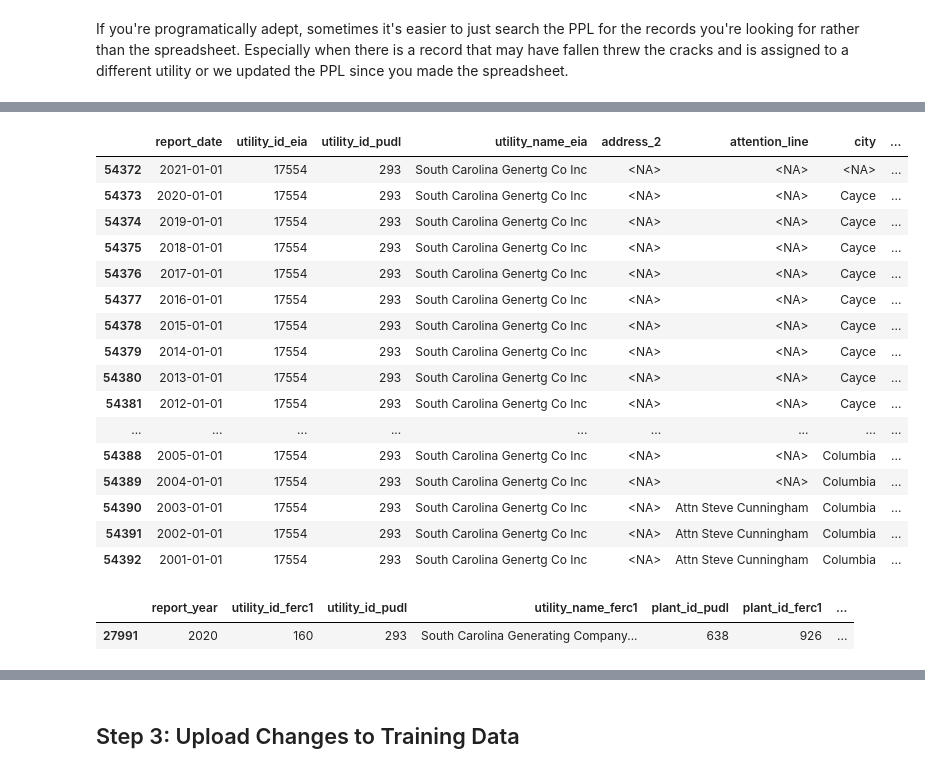
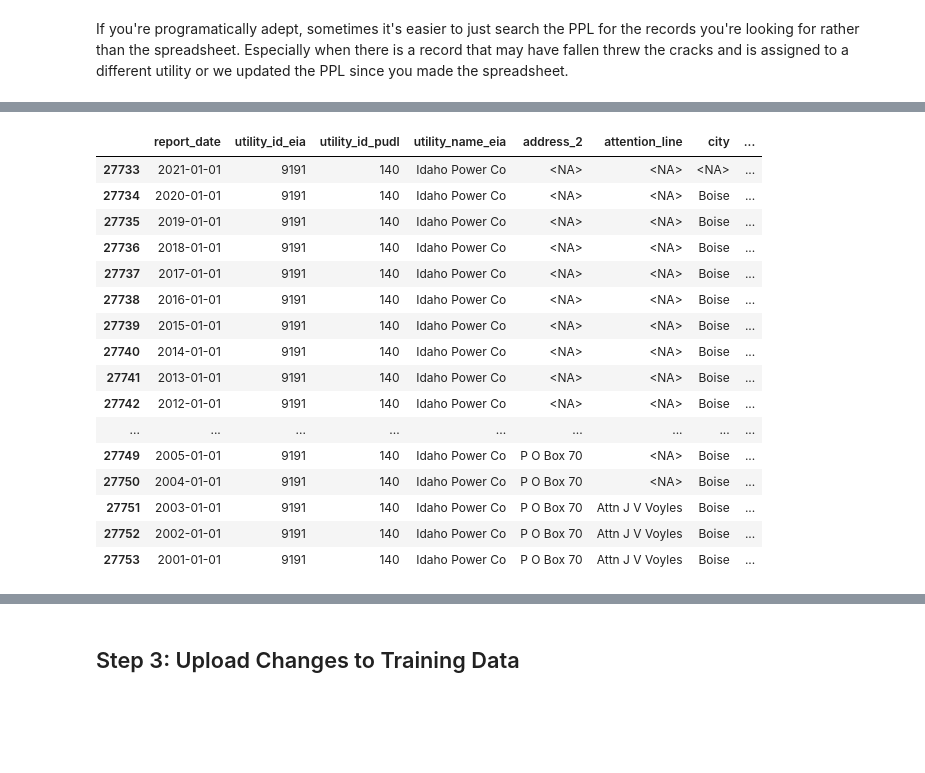
Before and after one commit to catalyst-cooperative/rmi-ferc1-eia, a Jupyter notebook: notebooks/make_overrides.ipynb, the cells around one changed output, grey strips where cells are left out. Cells and saved outputs as stored; diff of their text form; code cells hidden in the pictures; blank space fills up the shorter version.

```diff
--- a/notebooks/make_overrides.ipynb
+++ b/notebooks/make_overrides.ipynb
@@ -258,30 +327,21 @@ ppl_df[ppl_df["record_id_eia"]=="3298_1_2020_plant_unit_owned_17554"].sort_value
 # %%
 utils = pudl_out.utils_eia860()
-utils[utils["utility_id_eia"]==17554]
+utils[utils["utility_id_eia"]==9191]
 # %% [output]
 |  | report_date | utility_id_eia | utility_id_pudl | utility_name_eia | address_2 | attention_line | city | ... |
-| 54372 | 2021-01-01 | 17554 | 293 | South Carolina Genertg Co Inc | <NA> | <NA> | <NA> | ... |
-| 54373 | 2020-01-01 | 17554 | 293 | South Carolina Genertg Co Inc | <NA> | <NA> | Cayce | ... |
-| 54374 | 2019-01-01 | 17554 | 293 | South Carolina Genertg Co Inc | <NA> | <NA> | Cayce | ... |
-| 54375 | 2018-01-01 | 17554 | 293 | South Carolina Genertg Co Inc | <NA> | <NA> | Cayce | ... |
-| 54376 | 2017-01-01 | 17554 | 293 | South Carolina Genertg Co Inc | <NA> | <NA> | Cayce | ... |
-| 54377 | 2016-01-01 | 17554 | 293 | South Carolina Genertg Co Inc | <NA> | <NA> | Cayce | ... |
-| 54378 | 2015-01-01 | 17554 | 293 | South Carolina Genertg Co Inc | <NA> | <NA> | Cayce | ... |
-| 54379 | 2014-01-01 | 17554 | 293 | South Carolina Genertg Co Inc | <NA> | <NA> | Cayce | ... |
-| 54380 | 2013-01-01 | 17554 | 293 | South Carolina Genertg Co Inc | <NA> | <NA> | Cayce | ... |
-| 54381 | 2012-01-01 | 17554 | 293 | South Carolina Genertg Co Inc | <NA> | <NA> | Cayce | ... |
+| 27733 | 2021-01-01 | 9191 | 140 | Idaho Power Co | <NA> | <NA> | <NA> | ... |
+| 27734 | 2020-01-01 | 9191 | 140 | Idaho Power Co | <NA> | <NA> | Boise | ... |
+| 27735 | 2019-01-01 | 9191 | 140 | Idaho Power Co | <NA> | <NA> | Boise | ... |
+| 27736 | 2018-01-01 | 9191 | 140 | Idaho Power Co | <NA> | <NA> | Boise | ... |
+| 27737 | 2017-01-01 | 9191 | 140 | Idaho Power Co | <NA> | <NA> | Boise | ... |
+| 27738 | 2016-01-01 | 9191 | 140 | Idaho Power Co | <NA> | <NA> | Boise | ... |
+| 27739 | 2015-01-01 | 9191 | 140 | Idaho Power Co | <NA> | <NA> | Boise | ... |
+| 27740 | 2014-01-01 | 9191 | 140 | Idaho Power Co | <NA> | <NA> | Boise | ... |
+| 27741 | 2013-01-01 | 9191 | 140 | Idaho Power Co | <NA> | <NA> | Boise | ... |
+| 27742 | 2012-01-01 | 9191 | 140 | Idaho Power Co | <NA> | <NA> | Boise | ... |
 | ... | ... | ... | ... | ... | ... | ... | ... | ... |
-| 54388 | 2005-01-01 | 17554 | 293 | South Carolina Genertg Co Inc | <NA> | <NA> | Columbia | ... |
-| 54389 | 2004-01-01 | 17554 | 293 | South Carolina Genertg Co Inc | <NA> | <NA> | Columbia | ... |
-| 54390 | 2003-01-01 | 17554 | 293 | South Carolina Genertg Co Inc | <NA> | Attn Steve Cunningham | Columbia | ... |
-| 54391 | 2002-01-01 | 17554 | 293 | South Carolina Genertg Co Inc | <NA> | Attn Steve Cunningham | Columbia | ... |
-| 54392 | 2001-01-01 | 17554 | 293 | South Carolina Genertg Co Inc | <NA> | Attn Steve Cunningham | Columbia | ... |
+| 27749 | 2005-01-01 | 9191 | 140 | Idaho Power Co | P O Box 70 | <NA> | Boise | ... |
+| 27750 | 2004-01-01 | 9191 | 140 | Idaho Power Co | P O Box 70 | <NA> | Boise | ... |
+| 27751 | 2003-01-01 | 9191 | 140 | Idaho Power Co | P O Box 70 | Attn J V Voyles | Boise | ... |
+| 27752 | 2002-01-01 | 9191 | 140 | Idaho Power Co | P O Box 70 | Attn J V Voyles | Boise | ... |
+| 27753 | 2001-01-01 | 9191 | 140 | Idaho Power Co | P O Box 70 | Attn J V Voyles | Boise | ... |
-# %%
-steam = pudl_out.plants_steam_ferc1()
-steam[steam["record_id"]=="f1_steam_2020_12_160_0_1"]
-
-# small = pudl_out.plants_small_ferc1()
-# small[small["record_id"]=="f1_gnrt_plant_2019_12_159_0_3"]
-# %% [output]
-|  | report_year | utility_id_ferc1 | utility_id_pudl | utility_name_ferc1 | plant_id_pudl | plant_id_ferc1 | ... |
-| 27991 | 2020 | 160 | 293 | South Carolina Generating Company... | 638 | 926 | ... |
```
Also changed, not shown: parts of 18 cells of this notebook, 2 other files.
